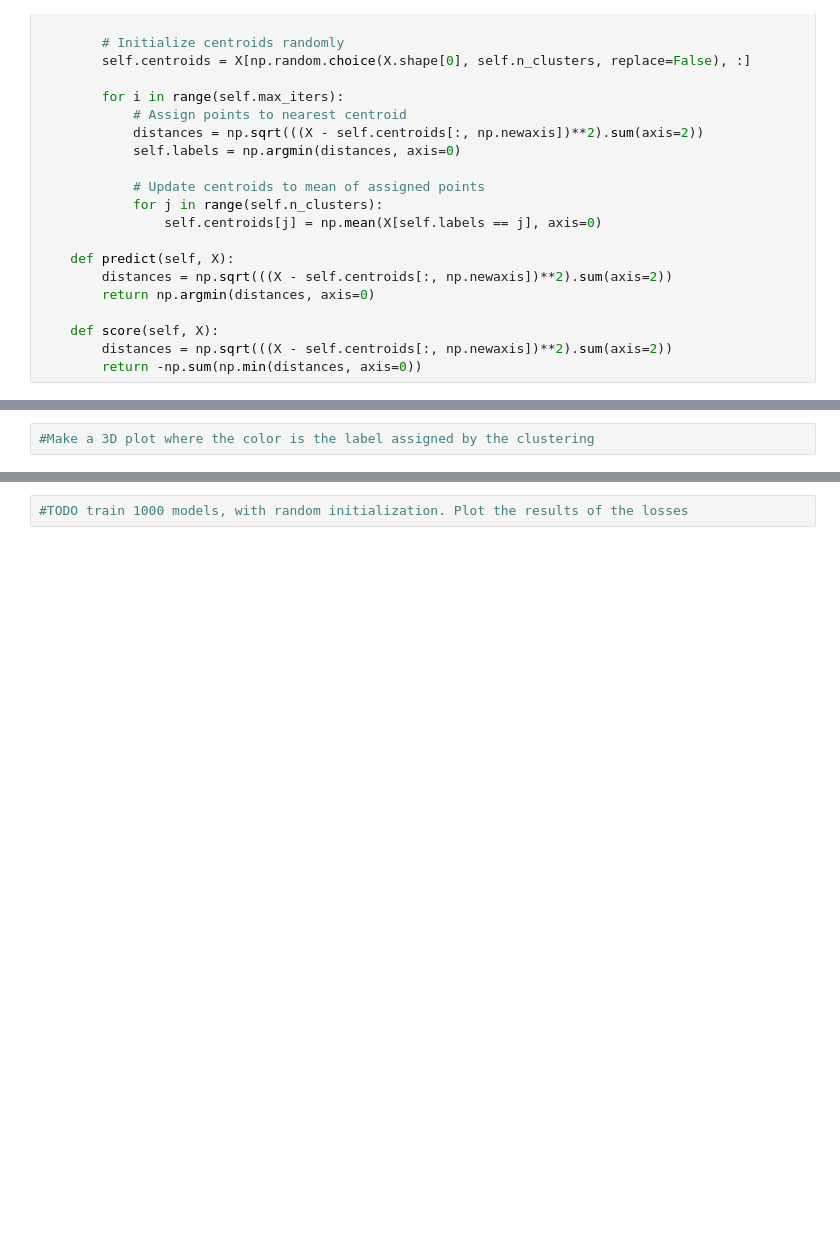
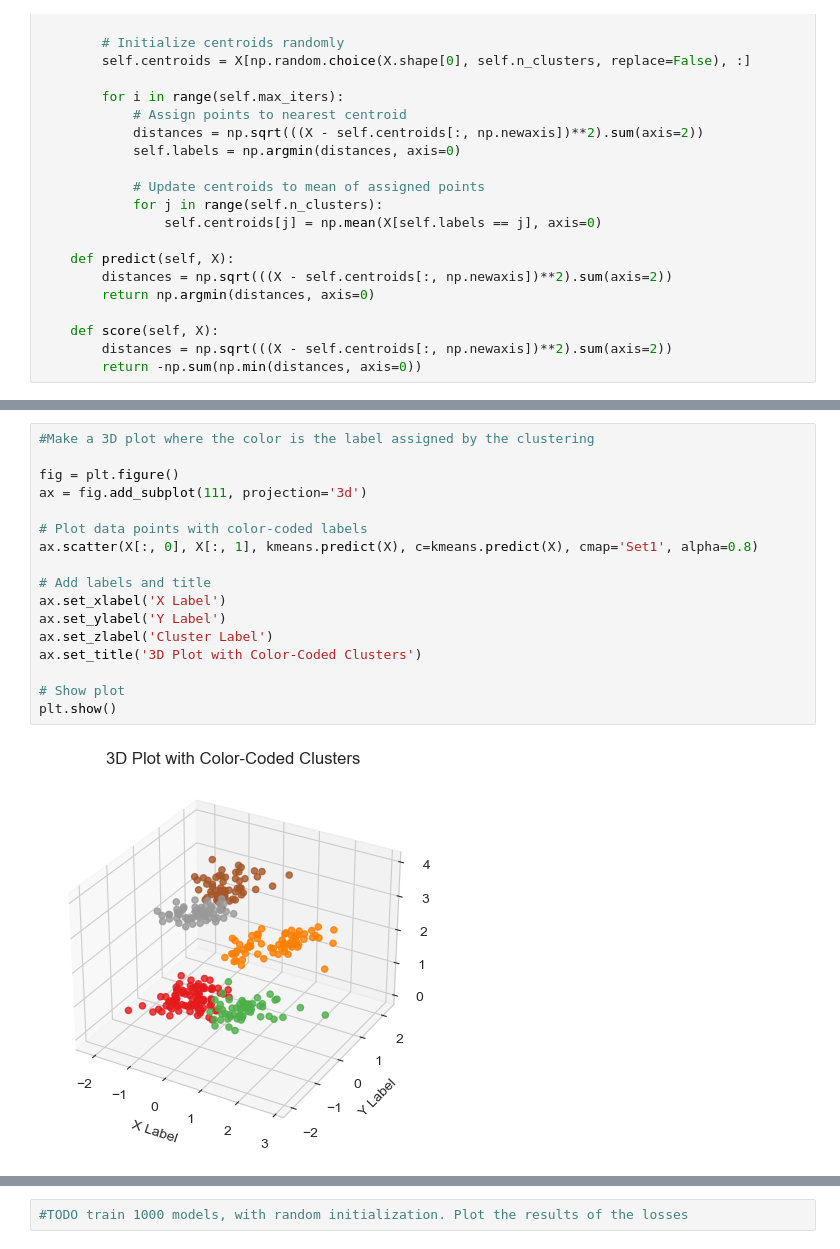
Before and after one commit to williamasesoftware/Clustering, a Jupyter notebook: K-Means-Ex.ipynb, the cells around one changed output, grey strips where cells are left out. Cells and saved outputs as stored; diff of their text form; blank space fills up the shorter version.

```diff
--- a/K-Means-Ex.ipynb
+++ b/K-Means-Ex.ipynb
@@ -115,5 +99,22 @@ plt.show()
 # %%
 #Make a 3D plot where the color is the label assigned by the clustering
+
+fig = plt.figure()
+ax = fig.add_subplot(111, projection='3d')
+
+# Plot data points with color-coded labels
+ax.scatter(X[:, 0], X[:, 1], kmeans.predict(X), c=kmeans.predict(X), cmap='Set1', alpha=0.8)
+
+# Add labels and title
+ax.set_xlabel('X Label')
+ax.set_ylabel('Y Label')
+ax.set_zlabel('Cluster Label')
+ax.set_title('3D Plot with Color-Coded Clusters')
+
+# Show plot
+plt.show()
+# %% [output]
+[figure, added]
 # %%
 #TODO To which label each class correspond? Search about scipy linear_sum_assignment
 #It is an optimization problem.
```
Also changed, not shown: parts of 7 cells of this notebook.
